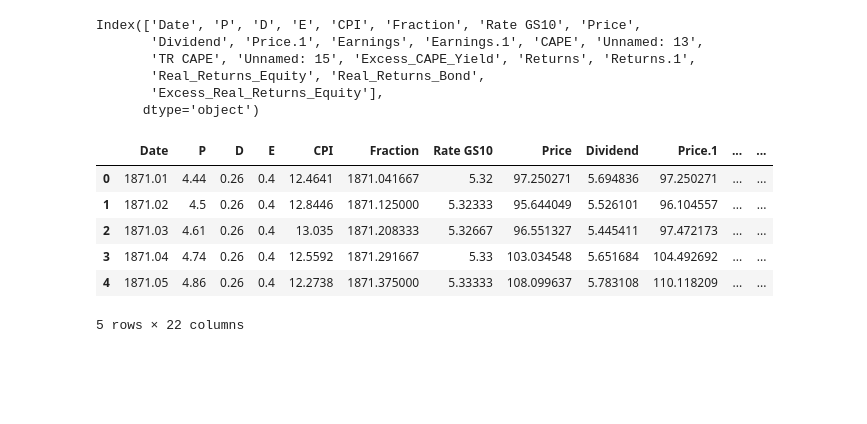
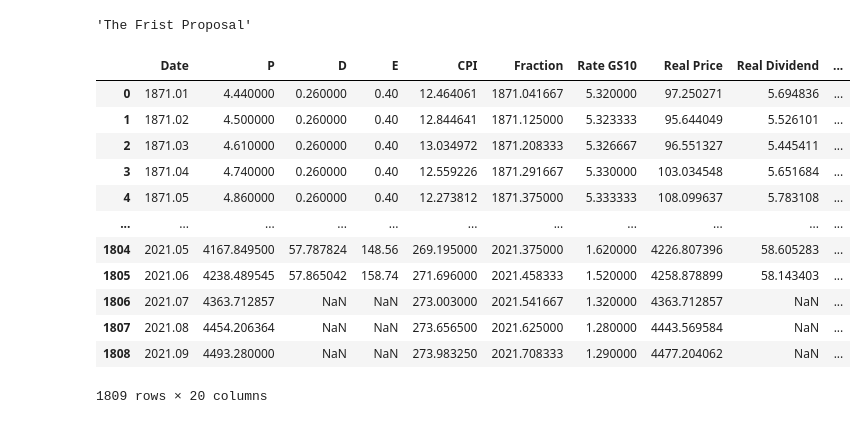
Before and after one commit to samsonq/Modifying-Shiller-CAPE-Ratio, a Jupyter notebook: notebooks/market index.ipynb, the cells around one changed output. Cells and saved outputs as stored; diff of their text form; code cells hidden in the pictures; blank space fills up the shorter version.

```diff
--- a/notebooks/market index.ipynb
+++ b/notebooks/market index.ipynb
@@ -13,23 +13,25 @@ import statsmodels.api as sm
 
 import warnings
 warnings.filterwarnings("ignore")
-# %%
-ie_data = pd.read_excel("../data/ie_data.xls", sheet_name="Data", skiprows=7)
-ie_data.drop(ie_data.tail(1).index, inplace=True)
-ie_data.rename(columns={"Yield": "Excess_CAPE_Yield", "Real Return": "Real_Returns_Equity", "Real Return.1": "Real_Returns_Bond", "Returns.2": "Excess_Real_Returns_Equity"}, inplace=True)
-print(ie_data.columns)
-ie_data.head()
-# %% [output]
-Index(['Date', 'P', 'D', 'E', 'CPI', 'Fraction', 'Rate GS10', 'Price',
-       'Dividend', 'Price.1', 'Earnings', 'Earnings.1', 'CAPE', 'Unnamed: 13',
-       'TR CAPE', 'Unnamed: 15', 'Excess_CAPE_Yield', 'Returns', 'Returns.1',
-       'Real_Returns_Equity', 'Real_Returns_Bond',
-       'Excess_Real_Returns_Equity'],
-      dtype='object')
-|  | Date | P | D | E | CPI | Fraction | Rate GS10 | Price | Dividend | Price.1 | ... | ... |
-| 0 | 1871.01 | 4.44 | 0.26 | 0.4 | 12.4641 | 1871.041667 | 5.32 | 97.250271 | 5.694836 | 97.250271 | ... | ... |
-| 1 | 1871.02 | 4.5 | 0.26 | 0.4 | 12.8446 | 1871.125000 | 5.32333 | 95.644049 | 5.526101 | 96.104557 | ... | ... |
-| 2 | 1871.03 | 4.61 | 0.26 | 0.4 | 13.035 | 1871.208333 | 5.32667 | 96.551327 | 5.445411 | 97.472173 | ... | ... |
-| 3 | 1871.04 | 4.74 | 0.26 | 0.4 | 12.5592 | 1871.291667 | 5.33 | 103.034548 | 5.651684 | 104.492692 | ... | ... |
-| 4 | 1871.05 | 4.86 | 0.26 | 0.4 | 12.2738 | 1871.375000 | 5.33333 | 108.099637 | 5.783108 | 110.118209 | ... | ... |
-5 rows × 22 columns
+# %%
+'''The Frist Proposal'''
+# %% [output]
+'The Frist Proposal'
+# %%
+df = pd.read_excel('../data/index_data.xlsx')
+df = df.fillna(np.nan)
+df
+# %% [output]
+|  | Date | P | D | E | CPI | Fraction | Rate GS10 | Real Price | Real Dividend | ... |
+| 0 | 1871.01 | 4.440000 | 0.260000 | 0.40 | 12.464061 | 1871.041667 | 5.320000 | 97.250271 | 5.694836 | ... |
+| 1 | 1871.02 | 4.500000 | 0.260000 | 0.40 | 12.844641 | 1871.125000 | 5.323333 | 95.644049 | 5.526101 | ... |
+| 2 | 1871.03 | 4.610000 | 0.260000 | 0.40 | 13.034972 | 1871.208333 | 5.326667 | 96.551327 | 5.445411 | ... |
+| 3 | 1871.04 | 4.740000 | 0.260000 | 0.40 | 12.559226 | 1871.291667 | 5.330000 | 103.034548 | 5.651684 | ... |
+| 4 | 1871.05 | 4.860000 | 0.260000 | 0.40 | 12.273812 | 1871.375000 | 5.333333 | 108.099637 | 5.783108 | ... |
+| ... | ... | ... | ... | ... | ... | ... | ... | ... | ... | ... |
+| 1804 | 2021.05 | 4167.849500 | 57.787824 | 148.56 | 269.195000 | 2021.375000 | 1.620000 | 4226.807396 | 58.605283 | ... |
+| 1805 | 2021.06 | 4238.489545 | 57.865042 | 158.74 | 271.696000 | 2021.458333 | 1.520000 | 4258.878899 | 58.143403 | ... |
+| 1806 | 2021.07 | 4363.712857 | NaN | NaN | 273.003000 | 2021.541667 | 1.320000 | 4363.712857 | NaN | ... |
+| 1807 | 2021.08 | 4454.206364 | NaN | NaN | 273.656500 | 2021.625000 | 1.280000 | 4443.569584 | NaN | ... |
+| 1808 | 2021.09 | 4493.280000 | NaN | NaN | 273.983250 | 2021.708333 | 1.290000 | 4477.204062 | NaN | ... |
+1809 rows × 20 columns
```
Also changed, not shown: parts of 15 cells of this notebook.
